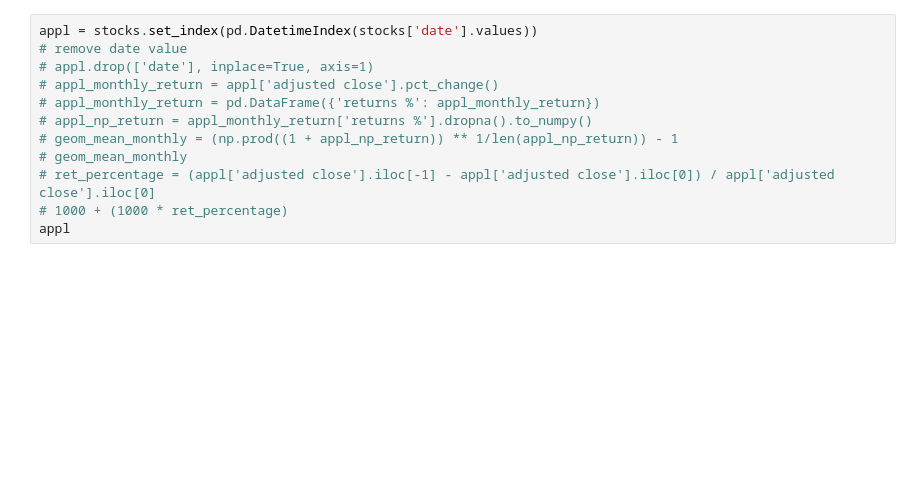
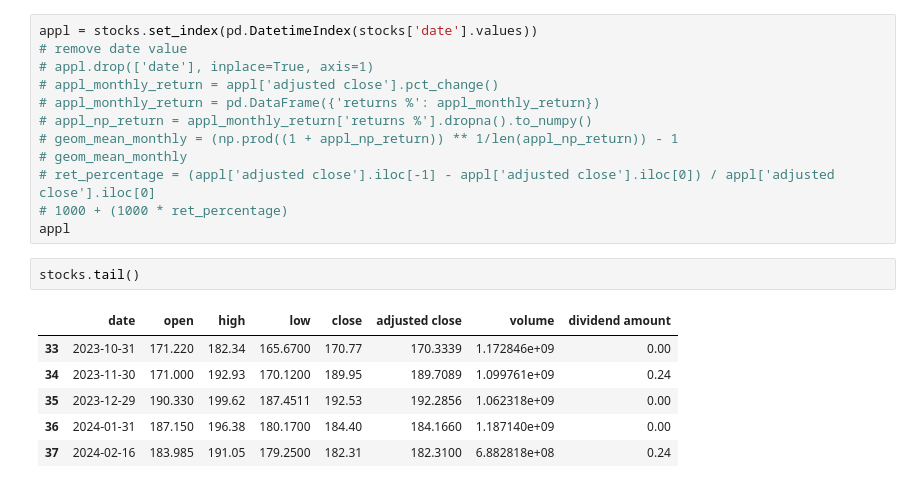
Before and after one commit to miridium-electrode/stocks-capstone, a Jupyter notebook: analysis.ipynb, the cells around one changed output. Drawn from its saved outputs; the diff is of its cells as text; blank space fills up the shorter version.

```diff
--- a/analysis.ipynb
+++ b/analysis.ipynb
@@ -63,3 +64,12 @@ appl = stocks.set_index(pd.DatetimeIndex(stocks['date'].values))
 # ret_percentage = (appl['adjusted close'].iloc[-1] - appl['adjusted close'].iloc[0]) / appl['adjusted close'].iloc[0]
 # 1000 + (1000 * ret_percentage)
 appl
+# %%
+stocks.tail()
+# %% [output]
+|  | date | open | high | low | close | adjusted close | volume | dividend amount |
+| 33 | 2023-10-31 | 171.220 | 182.34 | 165.6700 | 170.77 | 170.3339 | 1.172846e+09 | 0.00 |
+| 34 | 2023-11-30 | 171.000 | 192.93 | 170.1200 | 189.95 | 189.7089 | 1.099761e+09 | 0.24 |
+| 35 | 2023-12-29 | 190.330 | 199.62 | 187.4511 | 192.53 | 192.2856 | 1.062318e+09 | 0.00 |
+| 36 | 2024-01-31 | 187.150 | 196.38 | 180.1700 | 184.40 | 184.1660 | 1.187140e+09 | 0.00 |
+| 37 | 2024-02-16 | 183.985 | 191.05 | 179.2500 | 182.31 | 182.3100 | 6.882818e+08 | 0.24 |
```
Also changed, not shown: parts of 8 cells of this notebook, 1 other file.
